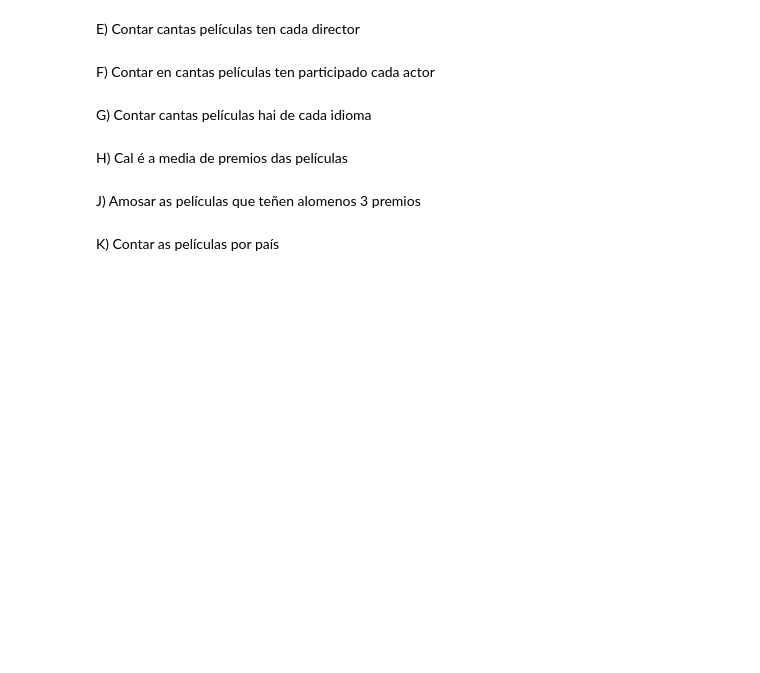
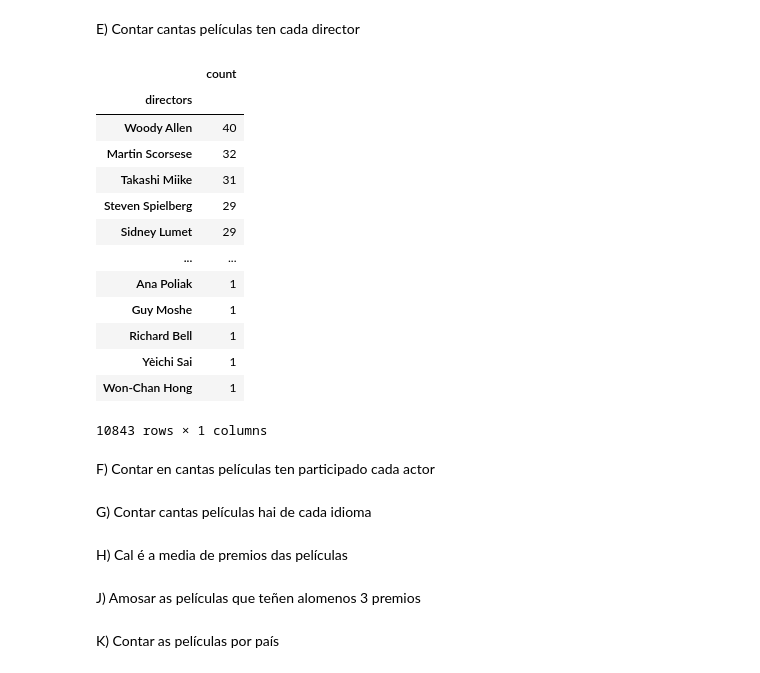
Before and after one commit to OscarToorres/BigData-IA, a Jupyter notebook: SBD/T3_2.ipynb, the cells around one changed output. Drawn from its saved outputs; the diff is of its cells as text; code cells hidden in the pictures; blank space fills up the shorter version.

```diff
--- a/SBD/T3_2.ipynb
+++ b/SBD/T3_2.ipynb
@@ -86,4 +139,22 @@ D) Mirar se hai correlación entre imdb e rotten tomatoes.
 # %% [markdown]
 E) Contar cantas películas ten cada director
+# %%
+df_direct = pd.DataFrame(list(movies.aggregate([{'$unwind':'$directors'}])))
+pd.DataFrame(df_direct['directors'].value_counts())
+# %% [output]
+|  | count |
+| directors |  |
+| Woody Allen | 40 |
+| Martin Scorsese | 32 |
+| Takashi Miike | 31 |
+| Steven Spielberg | 29 |
+| Sidney Lumet | 29 |
+| ... | ... |
+| Ana Poliak | 1 |
+| Guy Moshe | 1 |
+| Richard Bell | 1 |
+| Yèichi Sai | 1 |
+| Won-Chan Hong | 1 |
+10843 rows × 1 columns
 # %% [markdown]
 F) Contar en cantas películas ten participado cada actor
```
Also changed, not shown: parts of 11 cells of this notebook, 1 other file.
